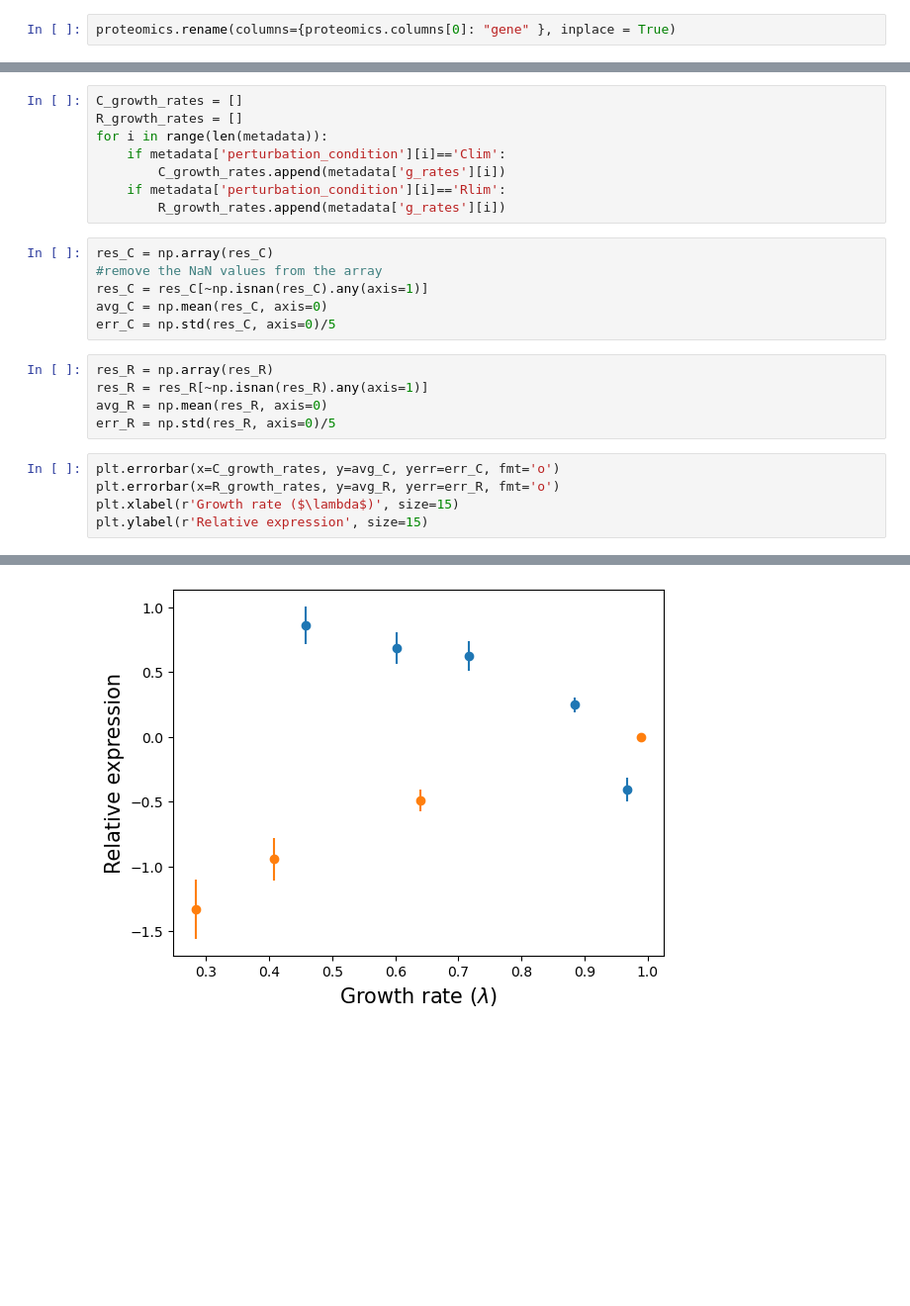
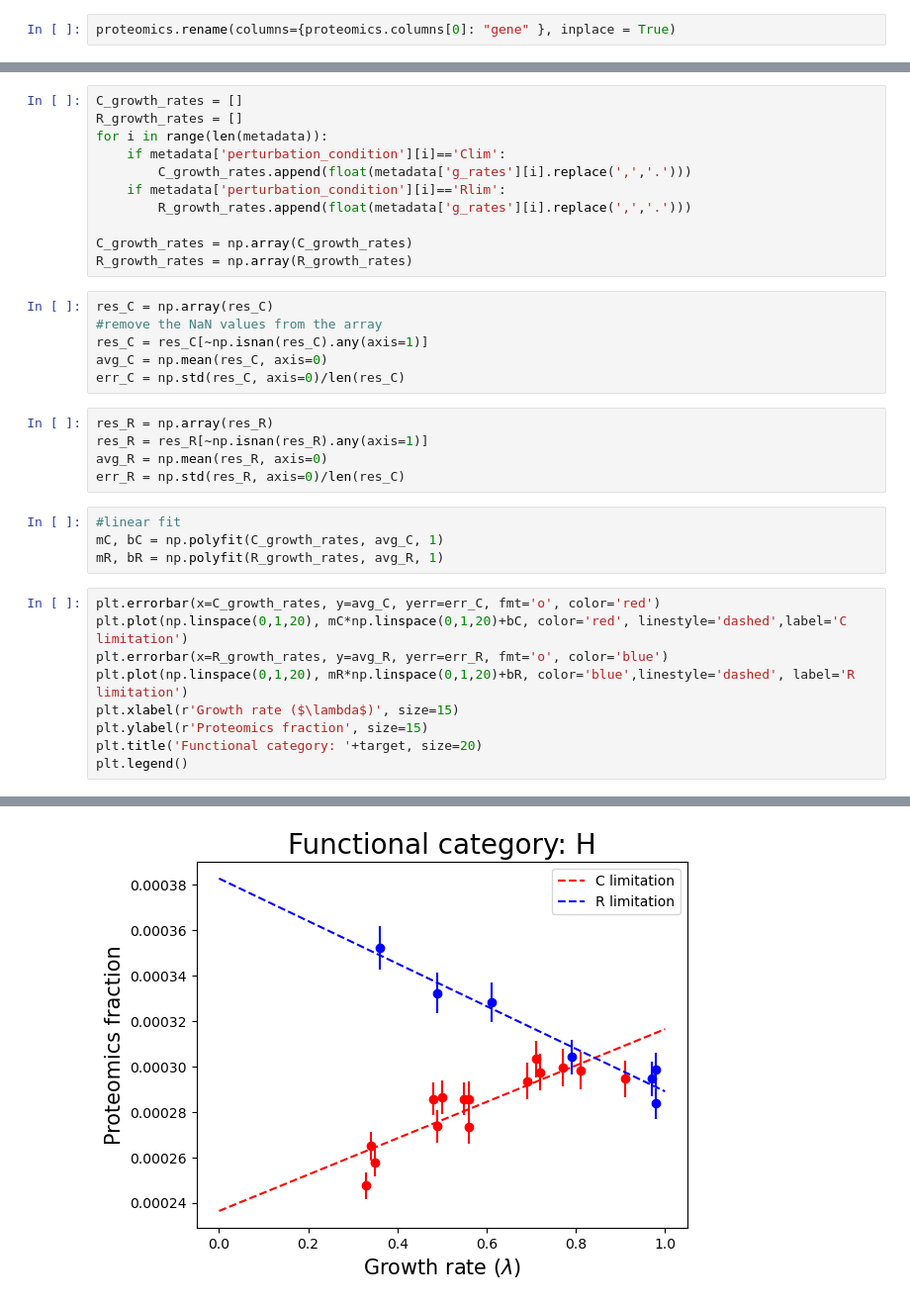
Before and after one commit to thomasrobiglio/TD-BU_systemsbiology, a Jupyter notebook: Tutorial.ipynb, the cells around one changed output, grey strips where cells are left out. Shown: that part at 99% size. Saved outputs shown, nothing was run; the diff lists cells and outputs as text; blank space fills up the shorter version.

```diff
--- a/Tutorial.ipynb
+++ b/Tutorial.ipynb
@@ -195,23 +176,34 @@ C_growth_rates = []
 R_growth_rates = []
 for i in range(len(metadata)):
     if metadata['perturbation_condition'][i]=='Clim':
-        C_growth_rates.append(metadata['g_rates'][i])
+        C_growth_rates.append(float(metadata['g_rates'][i].replace(',','.')))
     if metadata['perturbation_condition'][i]=='Rlim':
-        R_growth_rates.append(metadata['g_rates'][i])
+        R_growth_rates.append(float(metadata['g_rates'][i].replace(',','.')))
+
+C_growth_rates = np.array(C_growth_rates)
+R_growth_rates = np.array(R_growth_rates)
 # %%
 res_C = np.array(res_C)
 #remove the NaN values from the array
 res_C = res_C[~np.isnan(res_C).any(axis=1)]
 avg_C = np.mean(res_C, axis=0)
-err_C = np.std(res_C, axis=0)/5
+err_C = np.std(res_C, axis=0)/len(res_C)
 # %%
 res_R = np.array(res_R)
 res_R = res_R[~np.isnan(res_R).any(axis=1)]
 avg_R = np.mean(res_R, axis=0)
-err_R = np.std(res_R, axis=0)/5
+err_R = np.std(res_R, axis=0)/len(res_C)
+# %%
+#linear fit
+mC, bC = np.polyfit(C_growth_rates, avg_C, 1)
+mR, bR = np.polyfit(R_growth_rates, avg_R, 1)
 # %%
-plt.errorbar(x=C_growth_rates, y=avg_C, yerr=err_C, fmt='o')
-plt.errorbar(x=R_growth_rates, y=avg_R, yerr=err_R, fmt='o')
+plt.errorbar(x=C_growth_rates, y=avg_C, yerr=err_C, fmt='o', color='red')
+plt.plot(np.linspace(0,1,20), mC*np.linspace(0,1,20)+bC, color='red', linestyle='dashed',label='C limitation')
+plt.errorbar(x=R_growth_rates, y=avg_R, yerr=err_R, fmt='o', color='blue')
+plt.plot(np.linspace(0,1,20), mR*np.linspace(0,1,20)+bR, color='blue',linestyle='dashed', label='R limitation')
 plt.xlabel(r'Growth rate ($\lambda$)', size=15)
-plt.ylabel(r'Relative expression', size=15)
+plt.ylabel(r'Proteomics fraction', size=15)
+plt.title('Functional category: '+target, size=20)
+plt.legend()
 # %% [output]
@@ -219 +211 @@ Text(0, 0.5, 'Relative expression')
-[figure, old version]
+[figure, new version]
```
Also changed, not shown: parts of 10 cells of this notebook, 4 other files.
